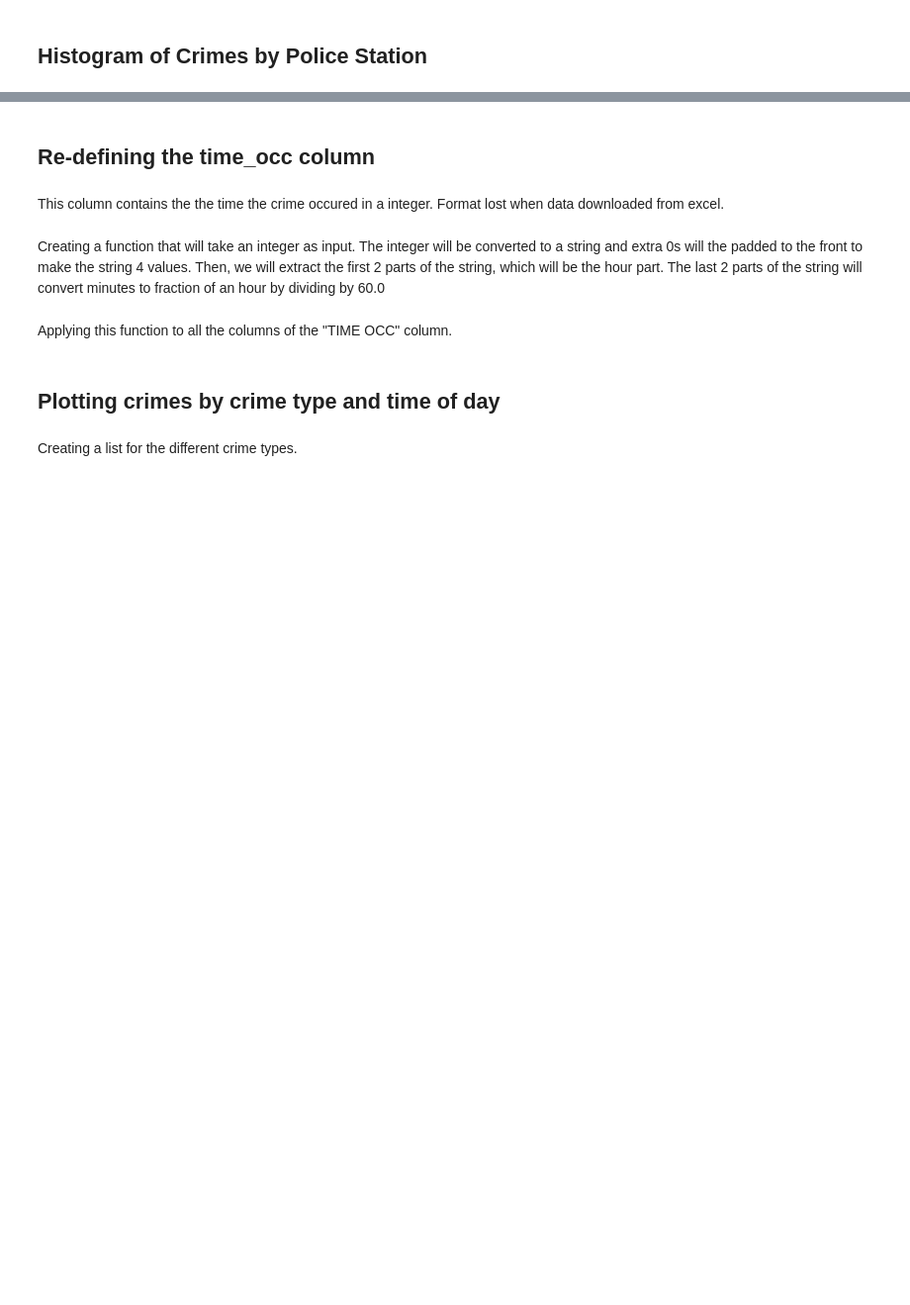
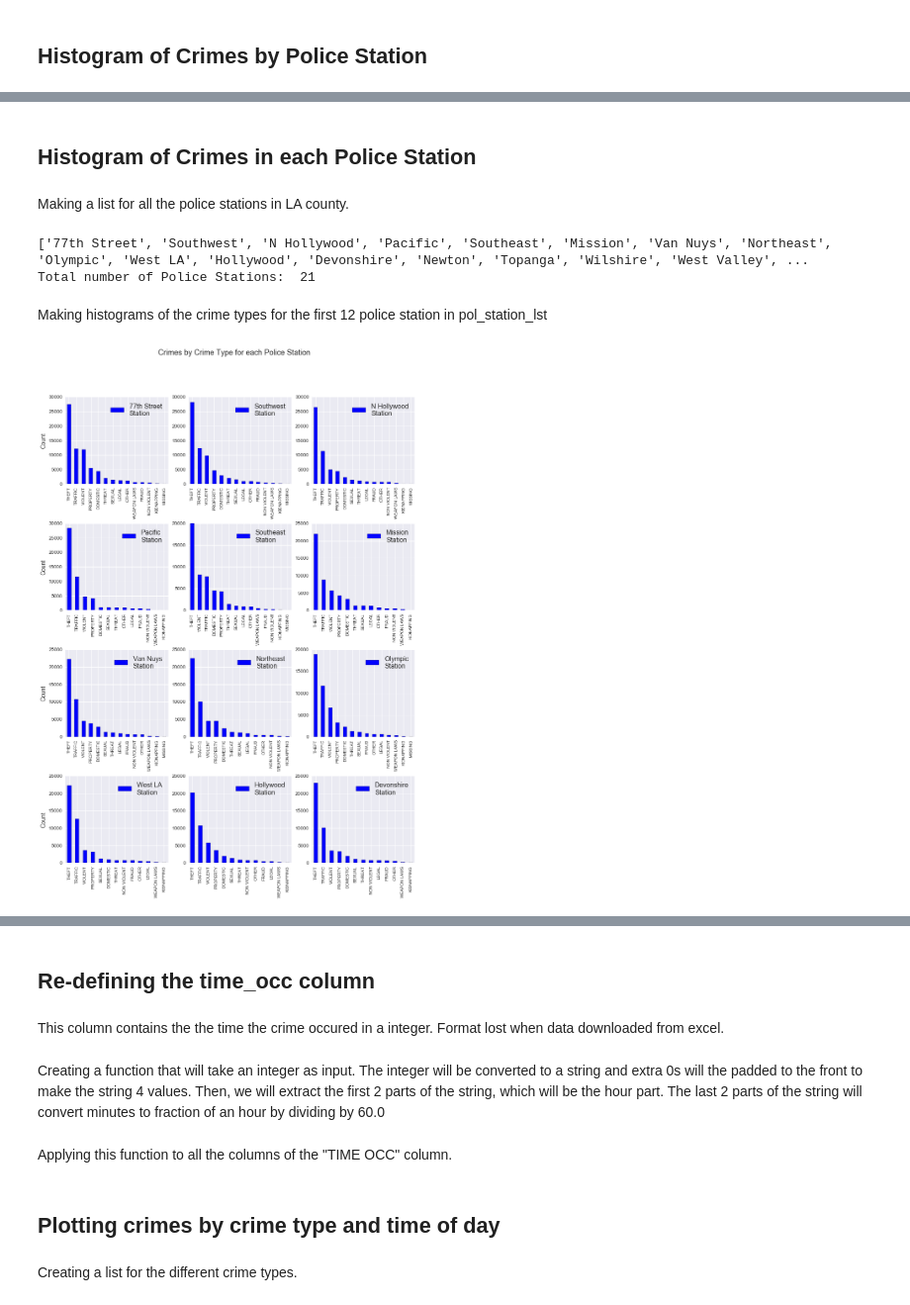
Before and after one commit to Santana9937/NewMet-Data-Data-Science-Bootcamp, a Jupyter notebook: Exploring LA Crime Data.ipynb, the cells around one changed output, grey strips where cells are left out. Shown at 99% size. Cells and saved outputs as stored; diff of their text form; code cells hidden in the pictures; blank space fills up the shorter version.

```diff
--- a/Exploring LA Crime Data.ipynb
+++ b/Exploring LA Crime Data.ipynb
@@ -67 +71,38 @@ plt.ylabel("Count", fontsize=18)
 [figure]
+# %% [markdown]
+## Histogram of Crimes in each Police Station
+# %% [markdown]
+Making a list for all the police stations in LA county.
+# %%
+pol_station_lst = list(crime_data["area_name"].value_counts().index)
+print pol_station_lst
+print "Total number of Police Stations: ", len(pol_station_lst)
+# %% [output]
+['77th Street', 'Southwest', 'N Hollywood', 'Pacific', 'Southeast', 'Mission', 'Van Nuys', 'Northeast', 'Olympic', 'West LA', 'Hollywood', 'Devonshire', 'Newton', 'Topanga', 'Wilshire', 'West Valley', ...
+Total number of Police Stations:  21
+# %% [markdown]
+Making histograms of the crime types for the first 12 police station in pol_station_lst
+# %%
+plt.figure(figsize=(15,20))
+
+for i in xrange(12):
+
+    plt.subplot(4,3,i+1)
+
+    crime_data[ crime_data["area_name"] == pol_station_lst[i] ]['simple_bucket'].value_counts().plot(kind='bar',
+                                                                    label = pol_station_lst[i] + "\nStation")
+
+    plt.tick_params(axis='x', labelsize=10)
+    plt.xticks(rotation='vertical')
+    if (i+1==1 or i+1==4 or i+1==7 or i+1==10):
+        plt.ylabel("Count", fontsize=14)
+    plt.tick_params(axis='y', labelsize=12)
+    plt.legend(loc = "upper right", fontsize=16)
+
+# The command below gives more vertical space between subplots
+plt.subplots_adjust(hspace=.45)
+plt.suptitle("Crimes by Crime Type for each Police Station",  fontsize=18)
+
+plt.savefig("hist_crimes_by_crime_type_for_each_station_1.png", bbox_inches="tight")
+# %% [output]
+[figure, added]
```
Also changed, not shown: parts of 79 cells of this notebook.
